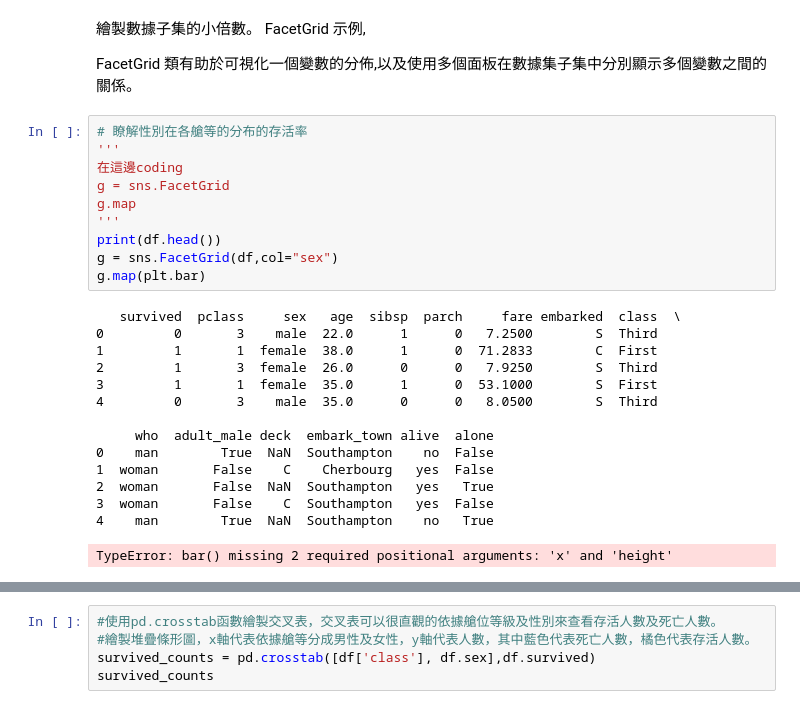
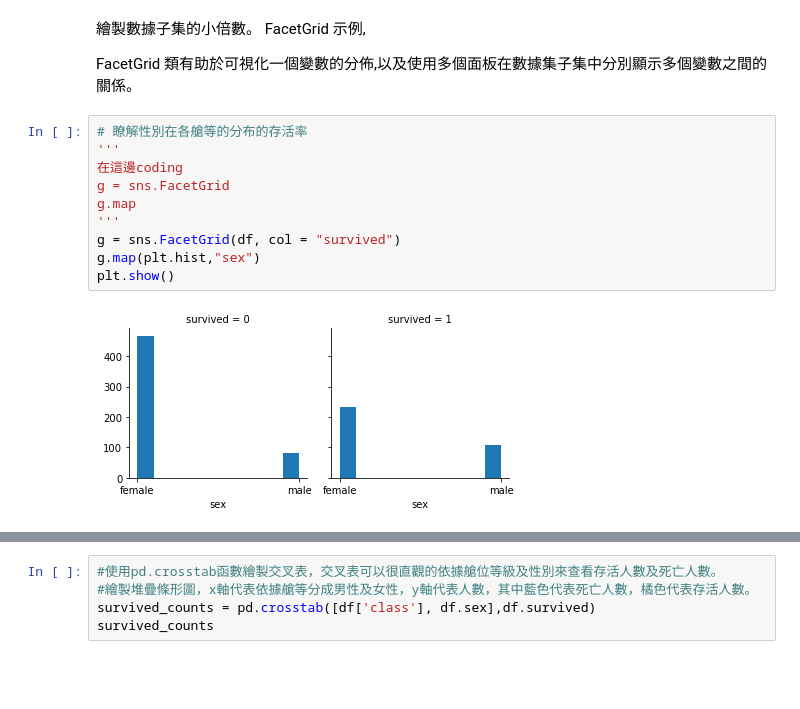
Before and after one commit to dog-father/python-, a Jupyter notebook: D21/Data_Visualization_Day_4作業.ipynb, the cells around one changed output, grey strips where cells are left out. Saved outputs shown, nothing was run; the diff lists cells and outputs as text; blank space fills up the shorter version.

```diff
--- a/D21/Data_Visualization_Day_4作業.ipynb
+++ b/D21/Data_Visualization_Day_4作業.ipynb
@@ -61,28 +61,15 @@ FacetGrid 類有助於可視化一個變數的分佈,以及使用多個面板在
 # %%
 # 瞭解性別在各艙等的分布的存活率
 '''
 在這邊coding
 g = sns.FacetGrid
 g.map
 '''
-print(df.head())
-g = sns.FacetGrid(df,col="sex")
-g.map(plt.bar)
+g = sns.FacetGrid(df, col = "survived")
+g.map(plt.hist,"sex")
+plt.show()
 # %% [output]
-   survived  pclass     sex   age  sibsp  parch     fare embarked  class  \
-0         0       3    male  22.0      1      0   7.2500        S  Third
-1         1       1  female  38.0      1      0  71.2833        C  First
-2         1       3  female  26.0      0      0   7.9250        S  Third
-3         1       1  female  35.0      1      0  53.1000        S  First
-4         0       3    male  35.0      0      0   8.0500        S  Third
-
-     who  adult_male deck  embark_town alive  alone
-0    man        True  NaN  Southampton    no  False
-1  woman       False    C    Cherbourg   yes  False
-2  woman       False  NaN  Southampton   yes   True
-3  woman       False    C  Southampton   yes  False
-4    man        True  NaN  Southampton    no   True
-TypeError: bar() missing 2 required positional arguments: 'x' and 'height'
+[figure, added]
 # %%
 #先檢視各艙位存活人數，此時可以使用groupby函數進行分類，
 #其中 survived＝1表示存活，survived＝0表示死亡，將survived加總即為各艙等生存人數。
```
Also changed, not shown: parts of 6 cells of this notebook.
